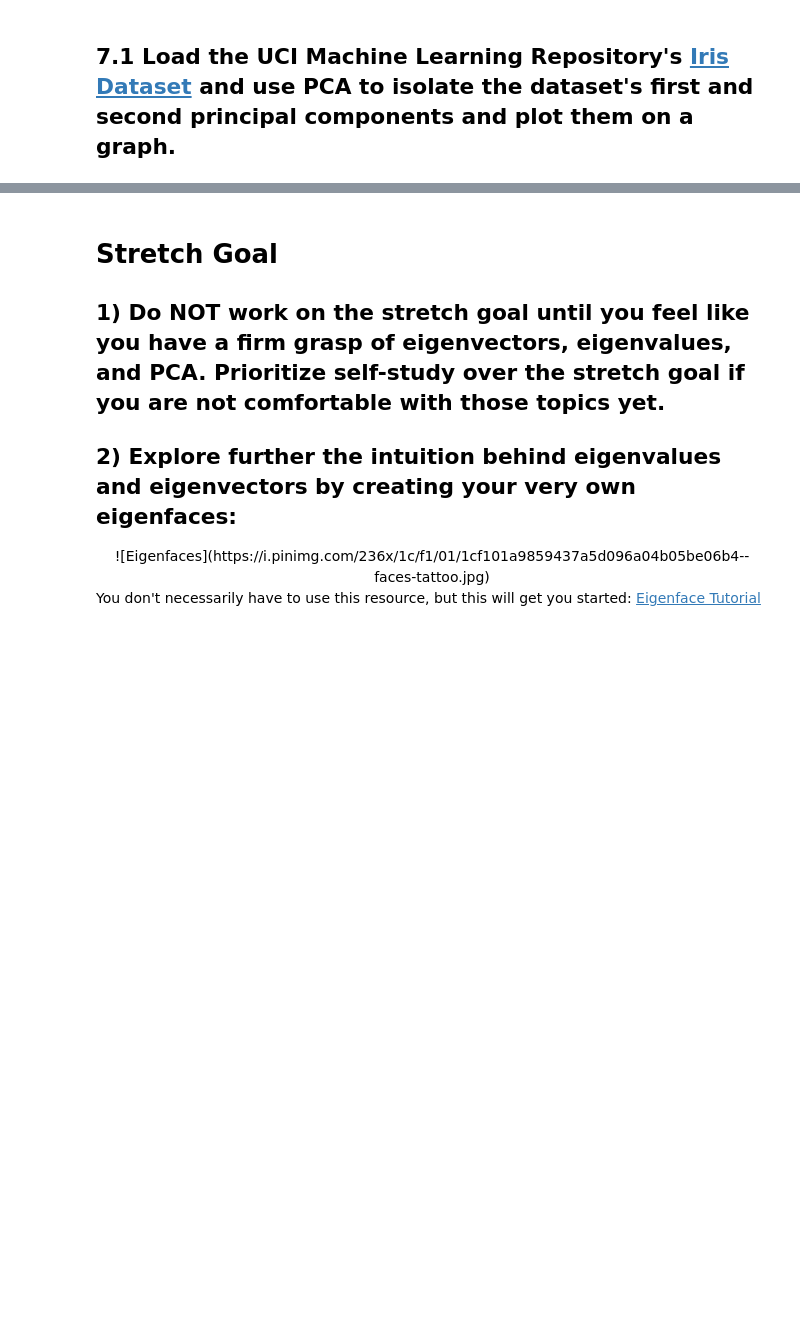
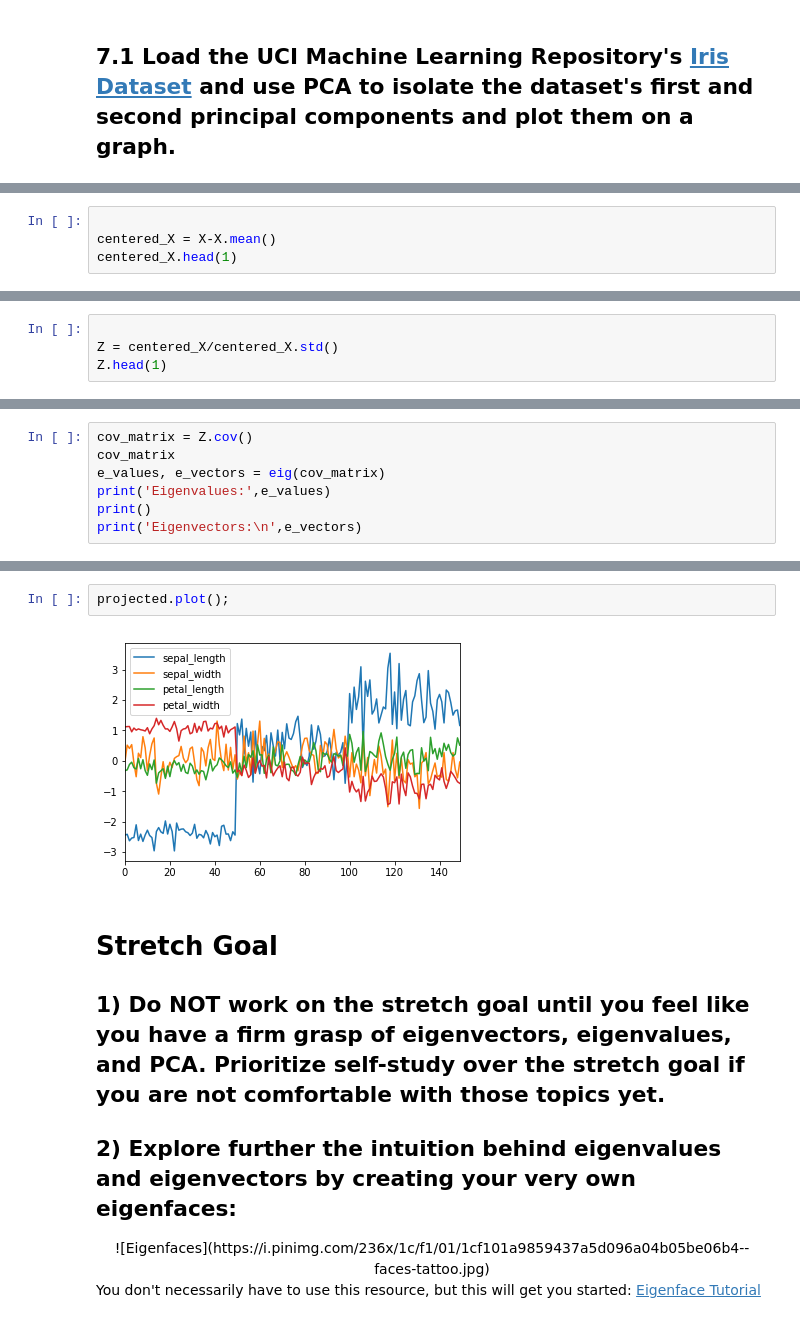
Before and after one commit to damerei/DS-Unit-2-Sprint-1-Linear-Algebra, a Jupyter notebook: module3-dimensionality-reduction/High Dimensional Data Assignment.ipynb, the cells around one changed output, grey strips where cells are left out. Drawn from its saved outputs; the diff is of its cells as text; blank space fills up the shorter version.

```diff
--- a/module3-dimensionality-reduction/High Dimensional Data Assignment.ipynb
+++ b/module3-dimensionality-reduction/High Dimensional Data Assignment.ipynb
@@ -61,0 +143,4 @@ q(\begin{bmatrix}x_1 \\ x_2 \\ x_3\end{bmatrix}) = \begin{bmatrix} 4x_1 + x_2 +
+# %%
+
+centered_X = X-X.mean()
+centered_X.head(1)
@@ -61,0 +150,4 @@ q(\begin{bmatrix}x_1 \\ x_2 \\ x_3\end{bmatrix}) = \begin{bmatrix} 4x_1 + x_2 +
+# %%
+
+Z = centered_X/centered_X.std()
+Z.head(1)
@@ -61,0 +157,7 @@ q(\begin{bmatrix}x_1 \\ x_2 \\ x_3\end{bmatrix}) = \begin{bmatrix} 4x_1 + x_2 +
+# %%
+cov_matrix = Z.cov()
+cov_matrix
+e_values, e_vectors = eig(cov_matrix)
+print('Eigenvalues:',e_values)
+print()
+print('Eigenvectors:\n',e_vectors)
@@ -62,3 +183,7 @@ q(\begin{bmatrix}x_1 \\ x_2 \\ x_3\end{bmatrix}) = \begin{bmatrix} 4x_1 + x_2 +
+# %%
+projected.plot();
+# %% [output]
+[figure, added]
 # %% [markdown]
 # Stretch Goal
 
```
Also changed, not shown: parts of 22 cells of this notebook.
